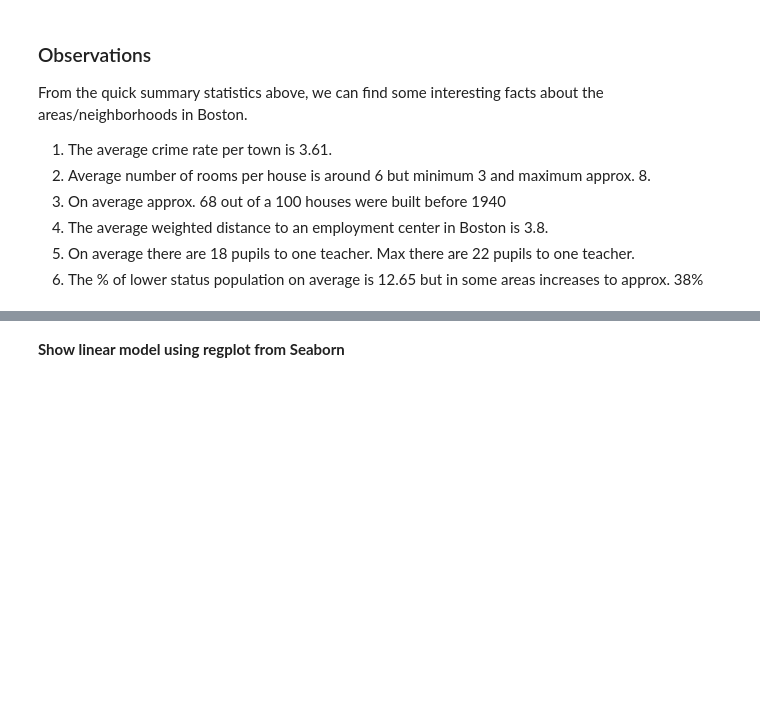
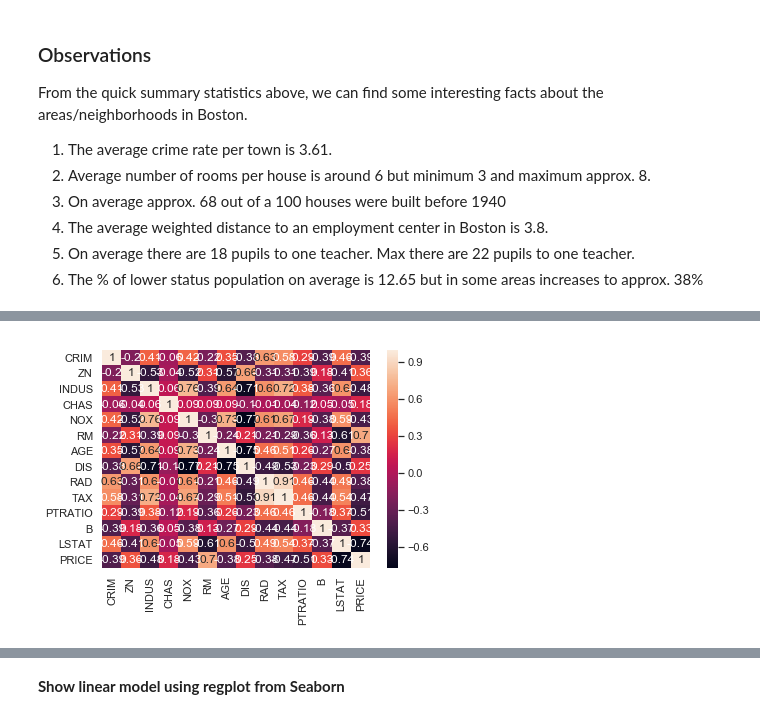
Before and after one commit to simonava5/MLS, a Jupyter notebook: BostonHousing.ipynb, the cells around one changed output, grey strips where cells are left out. Cells and saved outputs as stored; diff of their text form; code cells hidden in the pictures; blank space fills up the shorter version.

Commit message:
Different variable analysis

```diff
--- a/BostonHousing.ipynb
+++ b/BostonHousing.ipynb
@@ -99,0 +117,11 @@ From the quick summary statistics above, we can find some interesting facts abou
+# %%
+# correlation matric to visualise the linear relationship
+# between the variables (3)
+
+correlation_matrix = bhp.corr().round(2)
+sns.heatmap(data=correlation_matrix, annot=True, fig
+plt.show()
+
+# adapted from https://towardsdatascience.com/linear-regression-on-boston-housing-dataset
+# %% [output]
+[figure, added]
```
Also changed, not shown: parts of 20 cells of this notebook.
